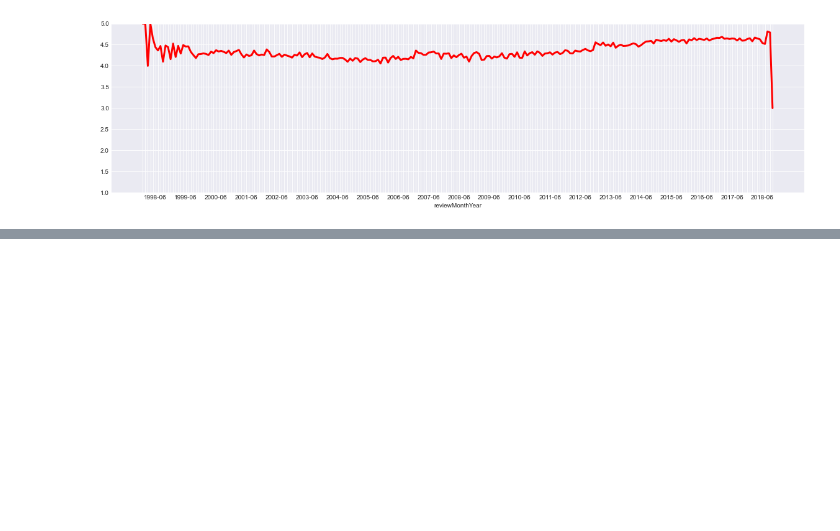
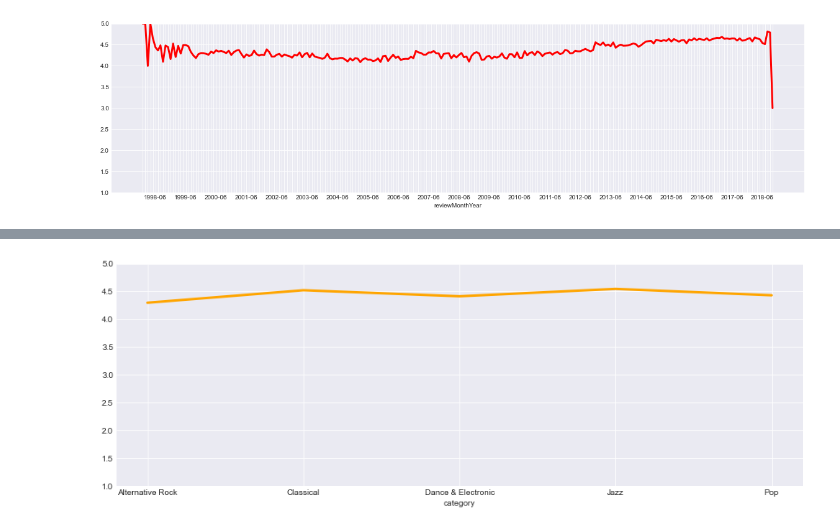
Before and after one commit to MattB17/AmazonRecommenderSystem, a Jupyter notebook: Exploration.ipynb, the cells around one changed output, grey strips where cells are left out. Drawn from its saved outputs; the diff is of its cells as text; code cells hidden in the pictures; blank space fills up the shorter version.

```diff
--- a/Exploration.ipynb
+++ b/Exploration.ipynb
@@ -33,8 +33,20 @@ data_df
 200000 rows × 11 columns
 # %%
 from datetime import datetime
+
+def trim_price(price):
+    if (not pd.isnull(price) and isinstance(price, str) and
+        len(price) > 0 and price[0] == '$'):
+        return price[1:]
+    return ""
+
 
 data_df['reviewMonth'] = data_df['reviewTime'].apply(lambda x: x.split(' ')[0])
 data_df['reviewYear'] = data_df['reviewTime'].apply(lambda x: x.split(' ')[2])
 data_df['reviewHour'] = data_df['unixReviewTime'].apply(lambda x: datetime.fromtimestamp(x).hour)
 data_df['reviewMonthYear'] = data_df['reviewYear'] + '-' + data_df['reviewMonth']
+data_df['cleaned_price'] = data_df['price'].apply(lambda x: trim_price(x))
+data_df = data_df[data_df['cleaned_price'] != ""]
+data_df['cleaned_price'] = data_df['cleaned_price'].astype('float')
+
+analysis_df = data_df.sort_values(by=['reviewYear', 'reviewMonth'])
@@ -112,0 +117,10 @@ Name: price, Length: 200000, dtype: object>
+# %%
+grouped_type_average = analysis_df.groupby(analysis_df['category'])['overall'].mean()
+
+plt.figure(figsize=(15, 5))
+grouped_type_average.plot(color='orange', linewidth=3)
+plt.xticks(range(5), grouped_type_average.index)
+plt.ylim(1, 5)
+plt.show()
+# %% [output]
+[figure, added]
```
Also changed, not shown: parts of 20 cells of this notebook.
